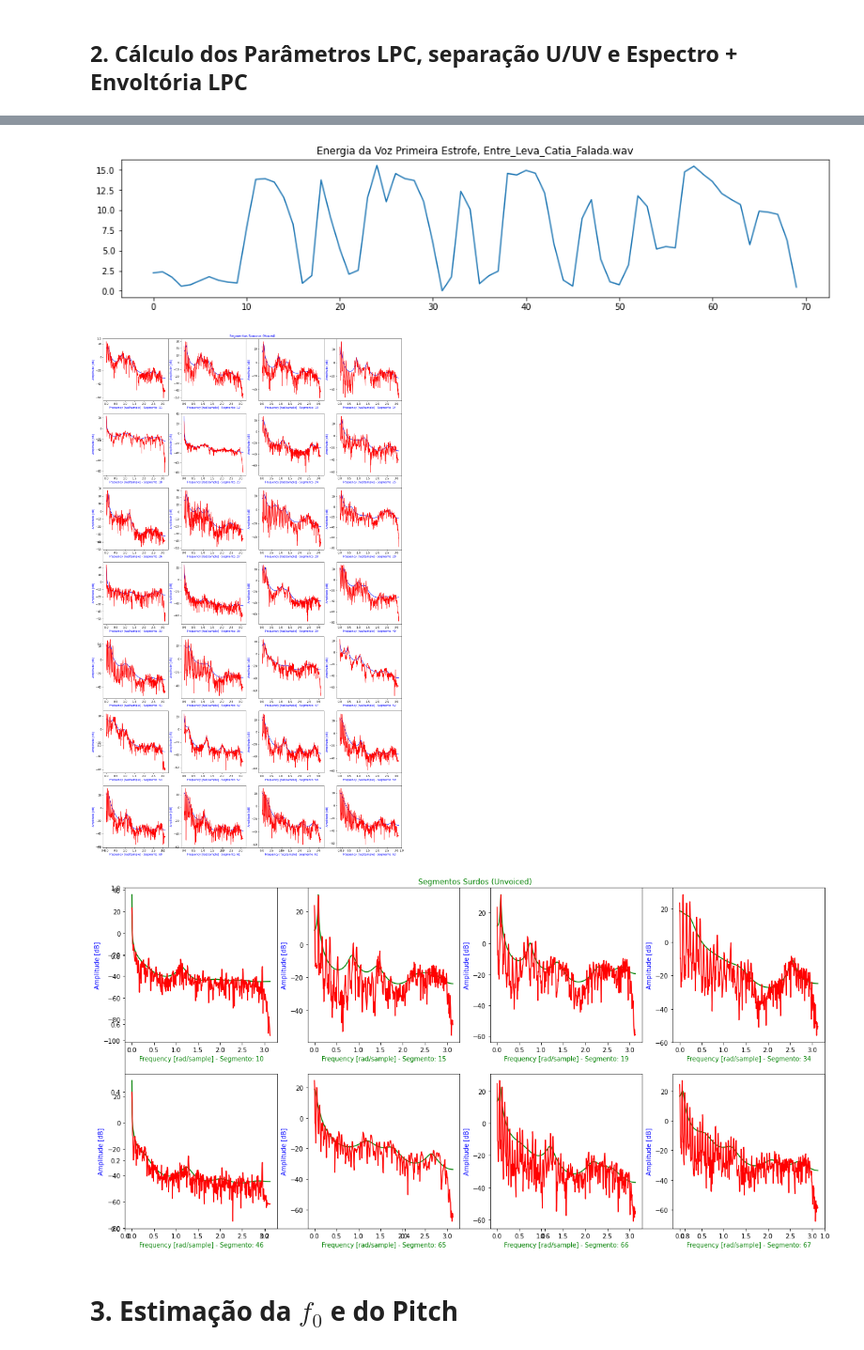
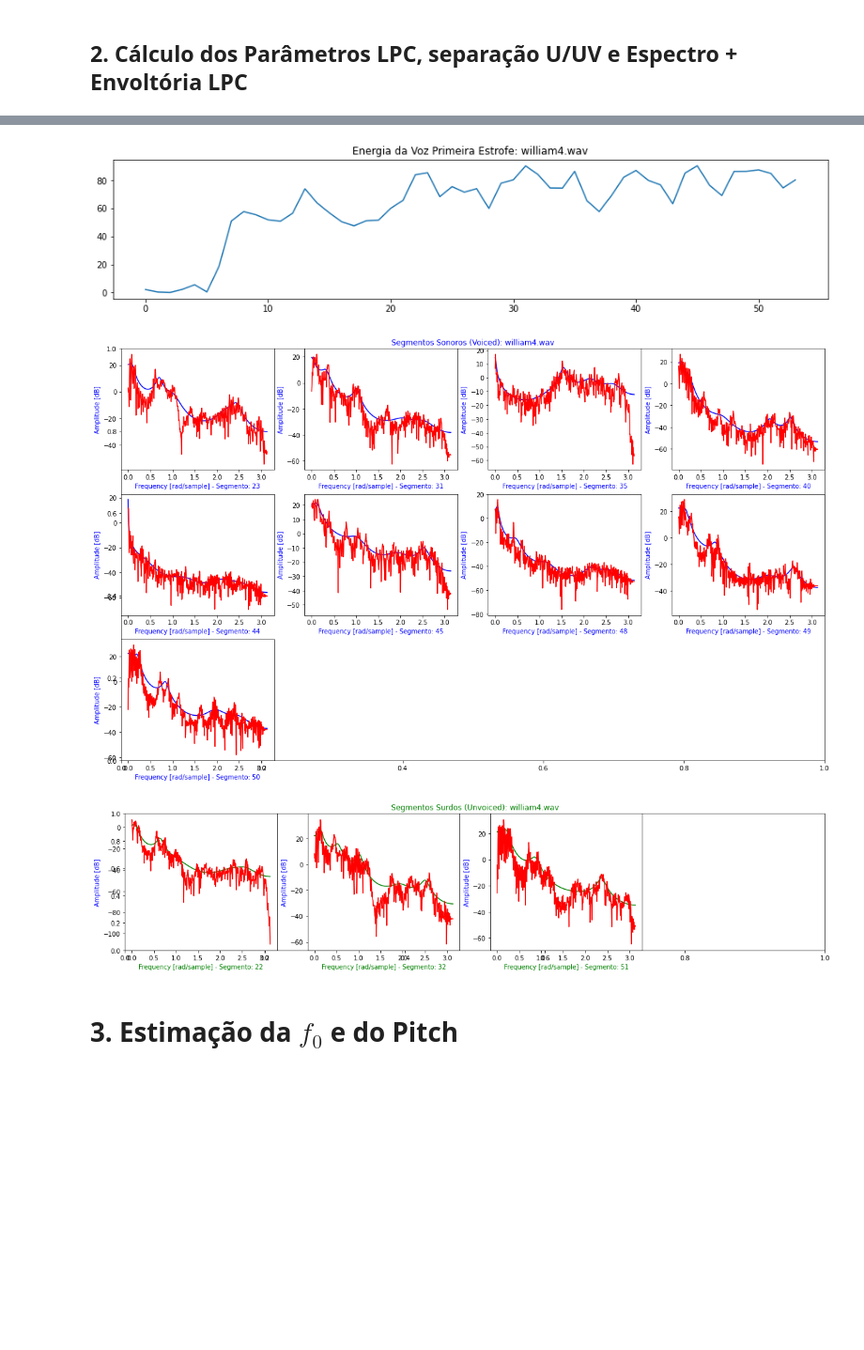
Before and after one commit to dwm-multimidia/dwm-multimidia.github.io, a Jupyter notebook: lab7/jupyter/Lab7_CodificacaoVoz_v2.ipynb, the cells around one changed output, grey strips where cells are left out. Shown at 94% size. Cells and saved outputs as stored; diff of their text form; code cells hidden in the pictures; blank space fills up the shorter version.

```diff
--- a/lab7/jupyter/Lab7_CodificacaoVoz_v2.ipynb
+++ b/lab7/jupyter/Lab7_CodificacaoVoz_v2.ipynb
@@ -31,0 +34,6 @@ Successfully installed audiolazy-0.6
+# %%
+dirDrive = Path('/content/drive/MyDrive/lab7multimidia/')
+if dirGit.exists():
+  shutil.rmtree(dirGit)
+dirDrive.mkdir(parents=True, exist_ok=True)
+dirDrive.is_dir()
@@ -48,7 +67,7 @@ Agora temos acesso aos arquivos:
 # %% [markdown]
 ## 0. Definindo o arquivo de áudio que será utilizado
 # %%
-audio1 = dirLab7.joinpath('Entre_Leva_Catia_Falada.wav')
+audio1 = dirLab7.joinpath('william4.wav')
 # %% [markdown]
 ## 1. Separação de uma Estrofe
 # %%
@@ -86,11 +106,13 @@ plt.plot(hm)
 [figure]
 # %%
 # Só a primeira estrofe
-v11 = v1[1:64000]
+v11 = v1[1:50000]
 plt.figure()
 fig11, ax11 = plt.subplots(figsize=(15, 3))
 librosa.display.waveplot(v11, sr=sr1)
-plt.title('Voz da Cátia Primeira Estrofe' + audio1.name)
+plt.title('Primeira Estrofe: ' + audio1.name)
+plt.savefig(dirDrive.joinpath(audio1.name[:-4] + '_primeiraEstrofe.png'), bbox_inches='tight')
+plt.show()
 print(type(v11), type(sr1))
 print(v11.shape, sr1)
 # Player será aberto! AGUARDE até abrir!
@@ -146,17 +168,17 @@ print('Sonoros = ' + str(num_voiced) + ' e Surdos = ' + str(num_unvoiced) )
 fig1, ax1 = plt.subplots(figsize=(15, 3))
 plt.figure(1)
 plt.plot(E1)
-plt.title('Energia da Voz Primeira Estrofe, ' + audio1.name)
+plt.title('Energia da Voz Primeira Estrofe: ' + audio1.name)
 
 # partição das figuras voiced
 i = 0
 fig2, ax2 = plt.subplots(figsize=(20, num_voiced + linhas_voiced))
-plt.title('Segmentos Sonoros (Voiced)', color = 'b')
+plt.title('Segmentos Sonoros (Voiced): ' + audio1.name, color = 'b')
 
 # partição das figuras unvoiced
 j = 0
 fig3, ax3 = plt.subplots(figsize=(20, num_unvoiced + linhas_unvoiced))
-plt.title('Segmentos Surdos (Unvoiced)', color = 'g')
+plt.title('Segmentos Surdos (Unvoiced): ' + audio1.name, color = 'g')
 
 for l in range(1, Nseg1-2):
     # teste de VAD
@@ -186,4 +208,8 @@ for l in range(1, Nseg1-2):
             plt.xlabel('Frequency [rad/sample] - Segmento: ' + str(l), color='g')
             sp = np.fft.fft(xjan)
             plt.plot(w, 20*np.log10(abs(sp[0:int(Nj/2)])), 'r')
+
+fig1.savefig(dirDrive.joinpath(audio1.name[:-4] + '_energia.png'), bbox_inches='tight')
+fig2.savefig(dirDrive.joinpath(audio1.name[:-4] + '_segmentosSonoros.png'), bbox_inches='tight')
+fig3.savefig(dirDrive.joinpath(audio1.name[:-4] + '_segmentosSurdos.png'), bbox_inches='tight')
 # %% [output]
@@ -193,6 +219,6 @@ Sonoros = 28 e Surdos = 8
-[figure, old version]
+[figure, new version]
-[figure, old version]
+[figure, new version]
-[figure, old version]
+[figure, new version]
 # %% [markdown]
 # 3. Estimação da $f_0$ e do Pitch
 # %%
```
Also changed, not shown: parts of 11 cells of this notebook.
